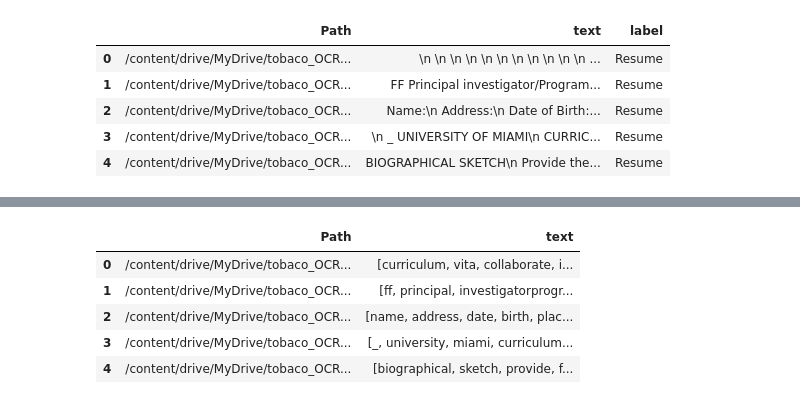
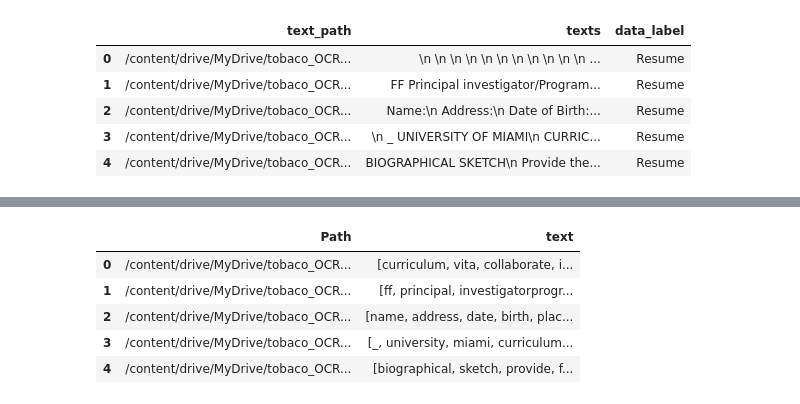
Before and after one commit to R4HUL-ROY/Multimodal_feature_extraction, a Jupyter notebook: tobaco3482_FASTTEXT.ipynb, the cells around one changed output, grey strips where cells are left out. Drawn from its saved outputs; the diff is of its cells as text; code cells hidden in the pictures.

```diff
--- a/tobaco3482_FASTTEXT.ipynb
+++ b/tobaco3482_FASTTEXT.ipynb
@@ -38,13 +72,15 @@ print(labels)
+# %%
+def get_text_from_path(path):
+    with open(path) as f:
+        lines = f.readlines()
+        lines  = ' '.join(lines)
+        f.close()
+    return lines
 # %%
 texts = []
-c= 0
-for this_text in text_paths:
-    with open(this_text) as f:
-        lines = f.readlines()
-        lines  = ' '.join(lines)
-        texts.append(lines)
-        print(c)
-        c+=1
-
-print(len(texts))
+c = 0
+for this_path in text_paths:
+    texts.append(get_text_from_path(this_path))
+    print(c, end= " ")
+    c += 1
 # %% [output]
@@ -68,9 +88,9 @@ print(len(texts))
 # %%
 df = pd.DataFrame(list(zip(text_paths, texts, labels)),
-               columns =['Path', 'text', 'label'])
+               columns =['text_path', 'texts', 'data_label'])
 df.head()
 # %% [output]
-|  | Path | text | label |
+|  | text_path | texts | data_label |
 | 0 | /content/drive/MyDrive/tobaco_OCR... | \n \n \n \n \n \n \n \n \n \n \n ... | Resume |
 | 1 | /content/drive/MyDrive/tobaco_OCR... | FF Principal investigator/Program... | Resume |
 | 2 | /content/drive/MyDrive/tobaco_OCR... | Name:\n Address:\n Date of Birth:... | Resume |
```
Also changed, not shown: parts of 40 cells of this notebook.
